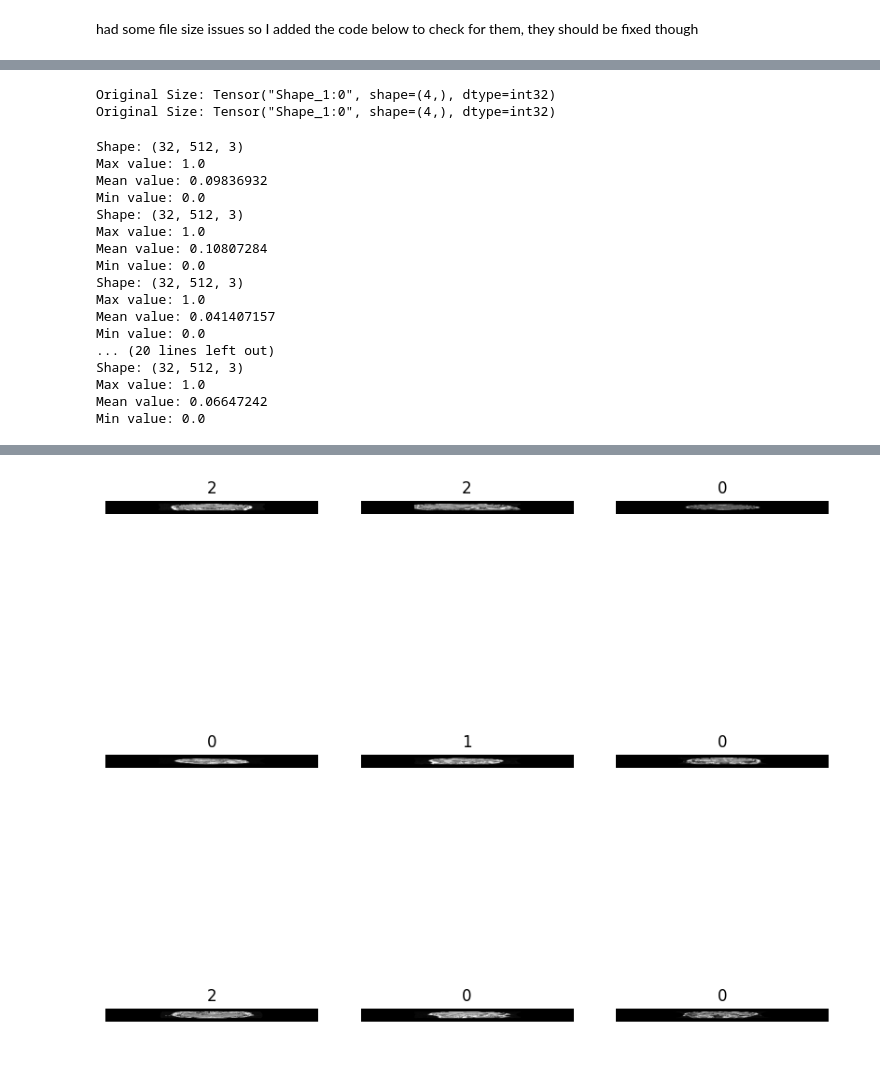
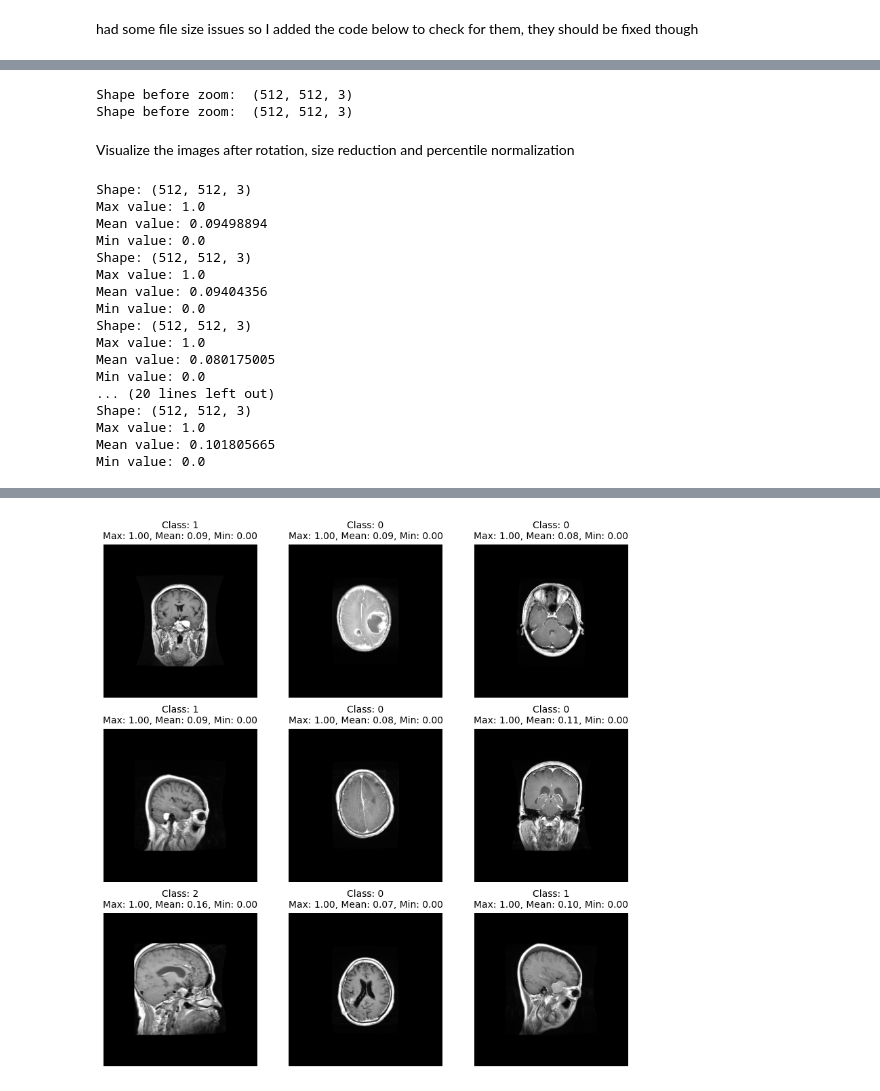
Before and after one commit to LennartPhil/Brain_Mets_Classification, a Jupyter notebook: notebooks/preprocessing/preprocessing_other_datasets/preprocessing_brain_tumor_dataset.ipynb, the cells around one changed output, grey strips where cells are left out. Drawn from its saved outputs; the diff is of its cells as text; code cells hidden in the pictures; blank space fills up the shorter version.

Commit message:
finishes the preprocessing for the brain_tumor_dataset

```diff
--- a/notebooks/preprocessing/preprocessing_other_datasets/preprocessing_brain_tumor_dataset.ipynb
+++ b/notebooks/preprocessing/preprocessing_other_datasets/preprocessing_brain_tumor_dataset.ipynb
@@ -31,3 +32,4 @@ from tqdm import tqdm
 # %%
-path_to_brain_tumor_dataset_pngs = "/Users/LennartPhilipp/Desktop/Uni/Prowiss/Datensätze/brain_tumor_dataset/brainTumorDataPublic_png"
+path_to_brain_tumor_dataset_folder = Path("/Users/LennartPhilipp/Desktop/Uni/Prowiss/Datensätze/brain_tumor_dataset")
+path_to_brain_tumor_dataset_pngs = path_to_brain_tumor_dataset_folder / "/brainTumorDataPublic_png"
 # %%
@@ -167,23 +194,40 @@ def data_preprocessing(image, label):
+# %%
+# 1) Unbatch to make each image-labeled pair its own item
+train_ds = train_ds.unbatch()
+
+# 2) Now each `image` in the dataset has shape (512, 512, 3).
+#    We can safely apply our single-image preprocessing:
+train_ds = train_ds.map(data_preprocessing, num_parallel_calls=tf.data.AUTOTUNE)
+
+# 3) Finally, rebatch for training in batches of 32
+train_ds = train_ds.batch(BATCH_SIZE).prefetch(tf.data.AUTOTUNE)
+
+
+val_ds = val_ds.unbatch()
+val_ds = val_ds.map(data_preprocessing, num_parallel_calls=tf.data.AUTOTUNE)
+val_ds = val_ds.batch(BATCH_SIZE).prefetch(tf.data.AUTOTUNE)
+# %% [output]
+Shape before zoom:  (512, 512, 3)
+Shape before zoom:  (512, 512, 3)
 # %%
 # turn datasets into datasets that are prefetched and batched
 
-train_ds = (
-    train_ds
-    .shuffle(1000, seed = SEED)
-    .map(data_preprocessing, num_parallel_calls = AUTOTUNE)
-    #.batch(BATCH_SIZE, drop_remainder = True)
-    .prefetch(buffer_size = AUTOTUNE)
-)
+# train_ds = (
+#     train_ds
+#     .shuffle(1000, seed = SEED)
+#     .map(data_preprocessing, num_parallel_calls = AUTOTUNE)
+#     #.batch(BATCH_SIZE, drop_remainder = True)
+#     .prefetch(buffer_size = AUTOTUNE)
+# )
 
-val_ds = (
-    val_ds
-    .map(data_preprocessing, num_parallel_calls = AUTOTUNE)
-    #.batch(BATCH_SIZE, drop_remainder = True)
-    .prefetch(buffer_size = AUTOTUNE)
-)
+# val_ds = (
+#     val_ds
+#     .map(data_preprocessing, num_parallel_calls = AUTOTUNE)
+#     #.batch(BATCH_SIZE, drop_remainder = True)
+#     .prefetch(buffer_size = AUTOTUNE)
+# )
-# %% [output]
-Original Size: Tensor("Shape_1:0", shape=(4,), dtype=int32)
-Original Size: Tensor("Shape_1:0", shape=(4,), dtype=int32)
+# %% [markdown]
+Visualize the images after rotation, size reduction and percentile normalization
 # %%
 # Funktion zum Visualisieren von Bildern
 def visualize_dataset(dataset, num_images):
@@ -192,8 +236,15 @@ def visualize_dataset(dataset, num_images):
         for i in range(num_images):
             ax = plt.subplot(3, 3, i + 1)
             plt.imshow(images[i].numpy())
-            plt.title(int(labels[i]))
+            #plt.suptitle(int(labels[i]))
             plt.axis("off")
+
+
+            max_value = np.array(images[i]).max()
+            mean_value = np.array(images[i]).mean()
+            min_value = np.array(images[i]).min()
+            title = f"Class: {int(labels[i])}\nMax: {max_value:.2f}, Mean: {mean_value:.2f}, Min: {min_value:.2f}"
+            plt.title(title, fontsize=10)
             print("Shape:", images[i].numpy().shape)
             print("Max value:", np.array(images[i]).max())
             print("Mean value:", np.array(images[i]).mean())
@@ -203,20 +254,20 @@ def visualize_dataset(dataset, num_images):
 visualize_dataset(train_ds, 9)
 plt.show()
 # %% [output]
-Shape: (32, 512, 3)
+Shape: (512, 512, 3)
 Max value: 1.0
-Mean value: 0.09836932
+Mean value: 0.09498894
 Min value: 0.0
-Shape: (32, 512, 3)
+Shape: (512, 512, 3)
 Max value: 1.0
-Mean value: 0.10807284
+Mean value: 0.09404356
 Min value: 0.0
-Shape: (32, 512, 3)
+Shape: (512, 512, 3)
 Max value: 1.0
-Mean value: 0.041407157
+Mean value: 0.080175005
 Min value: 0.0
 ... (20 lines left out)
-Shape: (32, 512, 3)
+Shape: (512, 512, 3)
 Max value: 1.0
-Mean value: 0.06647242
+Mean value: 0.101805665
 Min value: 0.0
@@ -224 +274 @@ Min value: 0.0
-[figure, old version]
+[figure, new version]
```
Also changed, not shown: parts of 16 cells of this notebook.
